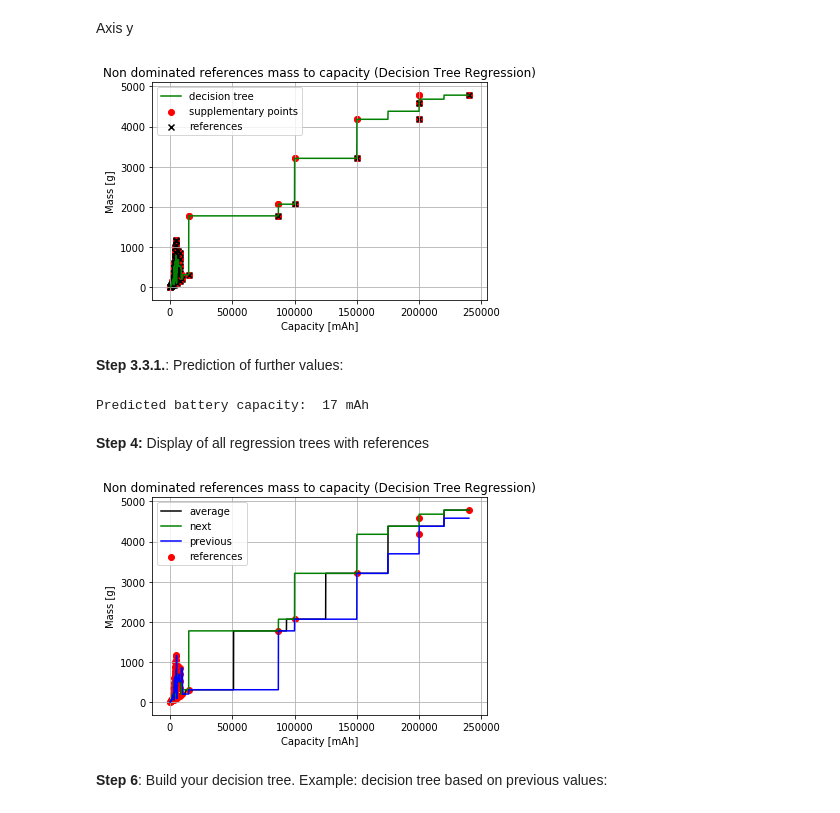
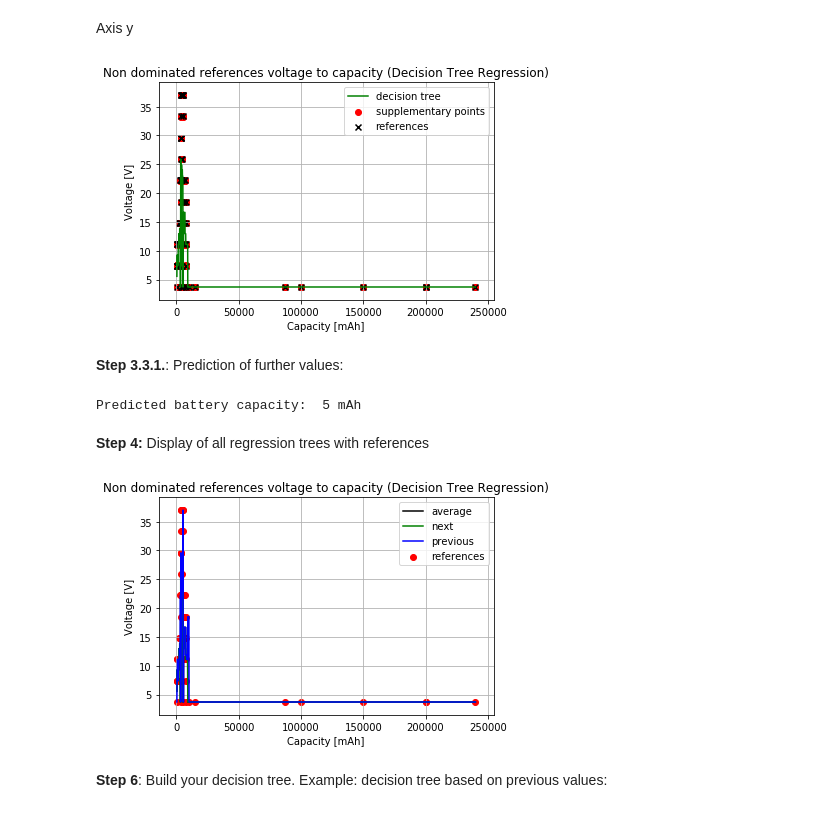
Before and after one commit to aitorochotorena/Optimization-based-on-catalogue-selection-and-representation-of-Pareto-charts, a Jupyter notebook: decision trees/decision_trees_batteries.ipynb, the cells around one changed output. Saved outputs shown, nothing was run; the diff lists cells and outputs as text; code cells hidden in the pictures.

```diff
--- a/decision trees/decision_trees_batteries.ipynb
+++ b/decision trees/decision_trees_batteries.ipynb
@@ -61,7 +61,7 @@ regressorAver = DecisionTreeRegressor(criterion='mse', max_depth=None, max_featu
            max_leaf_nodes=len(df_X), min_impurity_decrease=0.0,
            min_impurity_split=None, min_samples_leaf=1,
            min_samples_split=2, min_weight_fraction_leaf=0.0,
-           presort=False, random_state=None, splitter='best')
+           random_state=None, splitter='best')
 
 # fit the regressor with X and Y data
 regressorAver.fit(df_X.values.reshape(-1,1) , df_y.values.reshape(-1,1))
@@ -87,11 +87,11 @@ plt.scatter(df_X, df_y, color = 'red', label='references')
 plt.plot(X_grid, regressorAver.predict(X_grid), color = 'black', label='decision tree based on average val.')
 
 # specify title
-plt.title('Non dominated references mass to capacity (Decision Tree Regression)')
+plt.title('Non dominated references voltage to capacity (Decision Tree Regression)')
 
 # specify X axis label
 plt.xlabel('Capacity [mAh]')
-plt.ylabel('Mass [g]')
+plt.ylabel('Voltage [V]')
 
 # plot the legend
 plt.legend()
@@ -196,7 +196,7 @@ regressorPrev = DecisionTreeRegressor(criterion='mse', max_depth=None, max_featu
            max_leaf_nodes=len(df_XPrev), min_impurity_decrease=0.0,
            min_impurity_split=None, min_samples_leaf=1,
            min_samples_split=2, min_weight_fraction_leaf=0.0,
-           presort=False, random_state=None, splitter='best')
+           random_state=None, splitter='best')
 
 # fit the regressor with X and Y data
 regressorPrev.fit(df_XPrev, df_yPrev)
@@ -221,11 +221,11 @@ plt.scatter(df_X,df_y, color = 'k', label='references', marker='x')
 plt.plot(X_grid, regressorPrev.predict(X_grid), color = 'blue',label='regression tree')
 
 # specify title
-plt.title('Non dominated references mass to capacity (Decision Tree Regression)')
+plt.title('Non dominated references voltage to capacity (Decision Tree Regression)')
 
-# specify y axis label
+# specify X axis label
 plt.xlabel('Capacity [mAh]')
-plt.ylabel('Mass [g]')
+plt.ylabel('Voltage [V]')
 
 # show the plot
 plt.grid()
@@ -323,7 +323,7 @@ regressorNext = DecisionTreeRegressor(criterion='mse', max_depth=None, max_featu
            max_leaf_nodes=len(df_XNext), min_impurity_decrease=0.0,
            min_impurity_split=None, min_samples_leaf=1,
            min_samples_split=2, min_weight_fraction_leaf=0.0,
-           presort=False, random_state=None, splitter='best')
+           random_state=None, splitter='best')
 
 # fit the regressor with X and Y data
 regressorNext.fit(df_XNext, df_yNext)
@@ -345,22 +345,22 @@ X_grid = X_grid.reshape((len(X_grid), 1))
 plt.scatter(df_XNext, df_yNext, color = 'red',label='supplementary points')
 plt.scatter(df_X ,df_y, marker='x',label='references',color='black')
 
-# specify title
-plt.title('Non dominated references mass to capacity (Decision Tree Regression)')
-
 # plot predicted data
 plt.plot(X_grid, regressorNext.predict(X_grid), color = 'green', label='decision tree')
 
-# specify y axis label
+# specify title
+plt.title('Non dominated references voltage to capacity (Decision Tree Regression)')
+
+# specify X axis label
 plt.xlabel('Capacity [mAh]')
-plt.ylabel('Mass [g]')
+plt.ylabel('Voltage [V]')
 
 # show the plot
 plt.grid()
 plt.legend()
 plt.show()
 # %% [output]
-[figure, old version]
+[figure, new version]
 # %% [markdown]
 **Step 3.3.1.**: Prediction of further values:
 # %%
@@ -372,29 +372,29 @@ y_pred = regressorNext.predict(np.array([3.5]).reshape(1, 1))
 # print the predicted price
 print("Predicted battery capacity: % d mAh\n"% y_pred)
 # %% [output]
-Predicted battery capacity:  17 mAh
+Predicted battery capacity:  5 mAh
 # %% [markdown]
 **Step 4:** Display of all regression trees with references
 # %%
 plt.plot(X_grid, regressorAver.predict(X_grid), label = 'average', color='black')
 plt.plot(X_grid, regressorNext.predict(X_grid), label = 'next', color='green')
 plt.plot(X_grid, regressorPrev.predict(X_grid), label = 'previous', color='blue')
 plt.scatter(df_X ,df_y, label='references',color = 'red')
 
 plt.legend()
 
 # specify title
-plt.title('Non dominated references mass to capacity (Decision Tree Regression)')
+plt.title('Non dominated references voltage to capacity (Decision Tree Regression)')
 
 # specify X axis label
 plt.xlabel('Capacity [mAh]')
-plt.ylabel('Mass [g]')
+plt.ylabel('Voltage [V]')
 
 # show the plot
 plt.grid()
 plt.show()
 # %% [output]
-[figure, old version]
+[figure, new version]
 # %% [markdown]
 **Step 6**: Build your decision tree. Example: decision tree based on previous values:
 # %%
```
Also changed, not shown: parts of 7 cells of this notebook, 3 other files.
